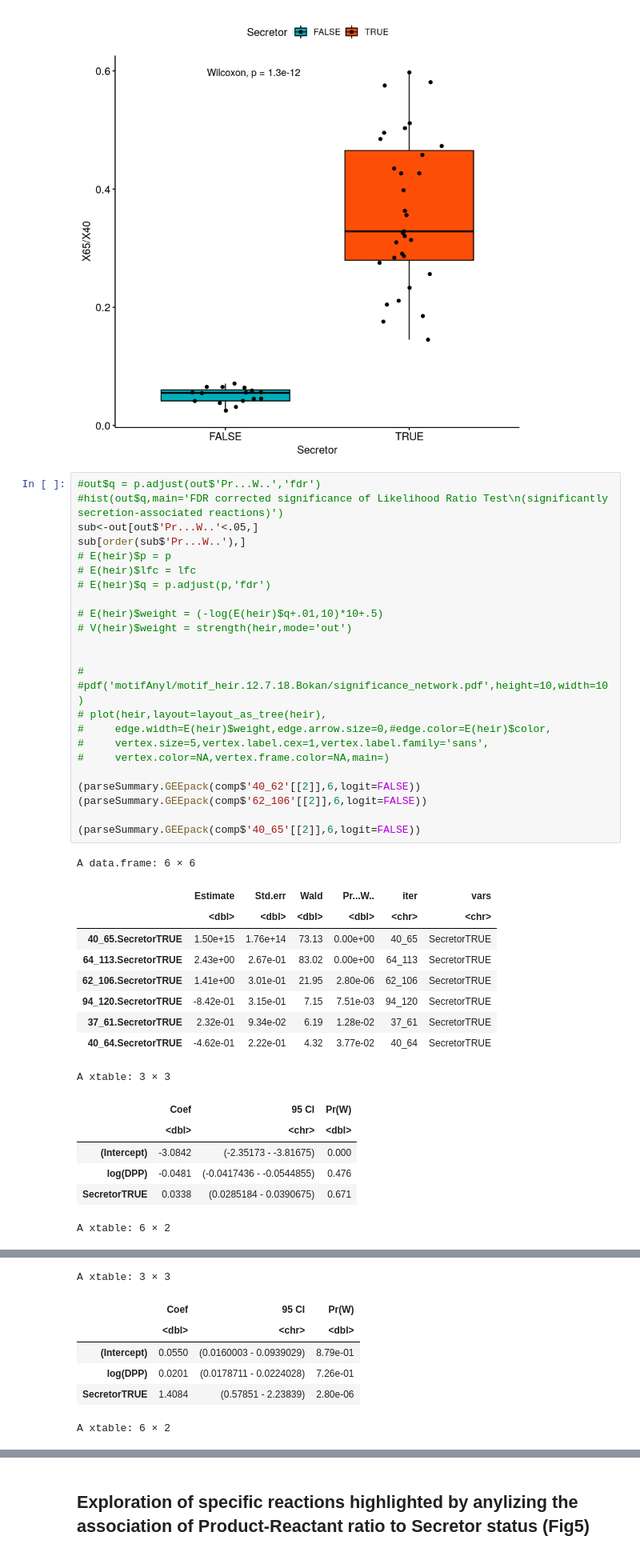
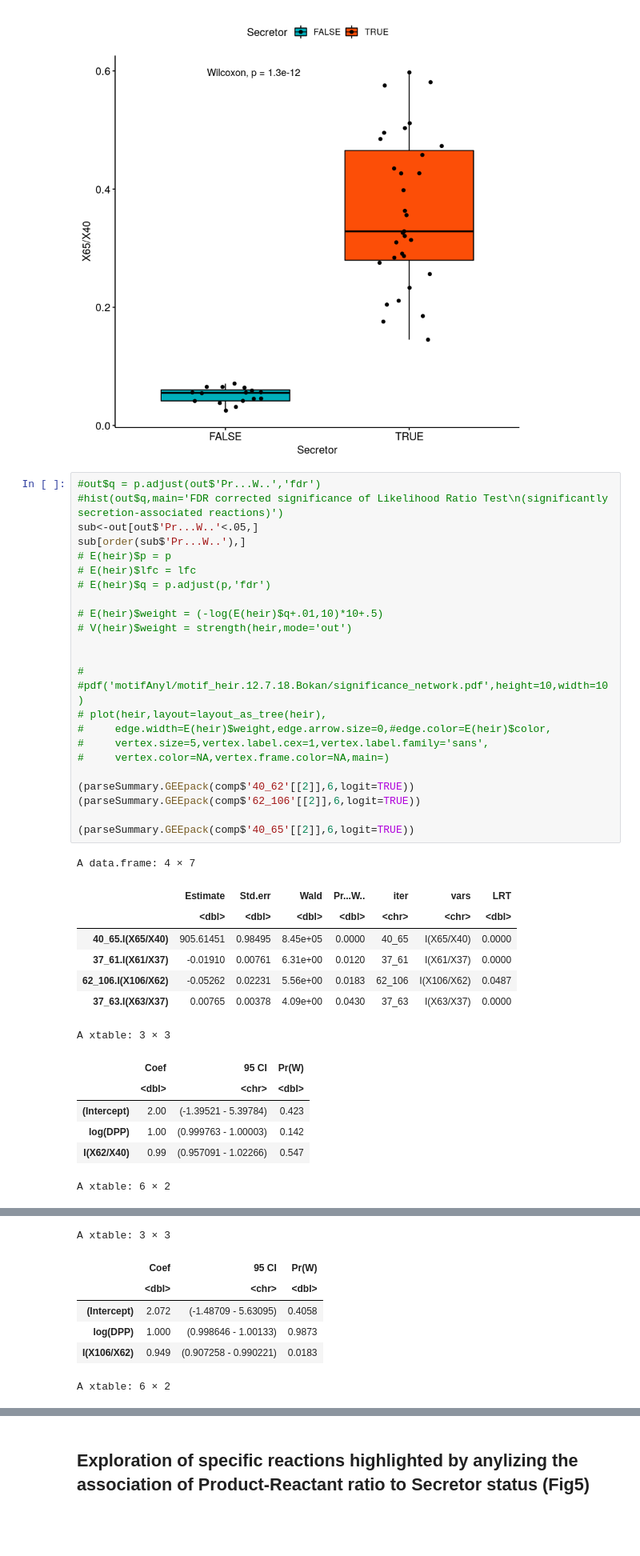
Before and after one commit to LewisLabUCSD/GlyCompare, a Jupyter notebook: example_notebook/Fig4_Fig5_hmo_stats.ipynb, the cells around one changed output, grey strips where cells are left out. Shown at 80% size. Saved outputs shown, nothing was run; the diff lists cells and outputs as text; blank space fills up the shorter version.

```diff
--- a/example_notebook/Fig4_Fig5_hmo_stats.ipynb
+++ b/example_notebook/Fig4_Fig5_hmo_stats.ipynb
@@ -610,42 +593,40 @@ mean in group FALSE  mean in group TRUE
 # %%
 #out$q = p.adjust(out$'Pr...W..','fdr')
 #hist(out$q,main='FDR corrected significance of Likelihood Ratio Test\n(significantly secretion-associated reactions)')
 sub<-out[out$'Pr...W..'<.05,]
 sub[order(sub$'Pr...W..'),]
 # E(heir)$p = p
 # E(heir)$lfc = lfc
 # E(heir)$q = p.adjust(p,'fdr')
 
 # E(heir)$weight = (-log(E(heir)$q+.01,10)*10+.5)
 # V(heir)$weight = strength(heir,mode='out')
 
 
 # #pdf('motifAnyl/motif_heir.12.7.18.Bokan/significance_network.pdf',height=10,width=10)
 # plot(heir,layout=layout_as_tree(heir),
 #     edge.width=E(heir)$weight,edge.arrow.size=0,#edge.color=E(heir)$color,
 #     vertex.size=5,vertex.label.cex=1,vertex.label.family='sans',
 #     vertex.color=NA,vertex.frame.color=NA,main=)
 
-(parseSummary.GEEpack(comp$'40_62'[[2]],6,logit=FALSE))
-(parseSummary.GEEpack(comp$'62_106'[[2]],6,logit=FALSE))
+(parseSummary.GEEpack(comp$'40_62'[[2]],6,logit=TRUE))
+(parseSummary.GEEpack(comp$'62_106'[[2]],6,logit=TRUE))
 
-(parseSummary.GEEpack(comp$'40_65'[[2]],6,logit=FALSE))
+(parseSummary.GEEpack(comp$'40_65'[[2]],6,logit=TRUE))
 # %% [output]
-A data.frame: 6 × 6
+A data.frame: 4 × 7
-|  | Estimate | Std.err | Wald | Pr...W.. | iter | vars |
-|  | <dbl> | <dbl> | <dbl> | <dbl> | <chr> | <chr> |
-| 40_65.SecretorTRUE | 1.50e+15 | 1.76e+14 | 73.13 | 0.00e+00 | 40_65 | SecretorTRUE |
-| 64_113.SecretorTRUE | 2.43e+00 | 2.67e-01 | 83.02 | 0.00e+00 | 64_113 | SecretorTRUE |
-| 62_106.SecretorTRUE | 1.41e+00 | 3.01e-01 | 21.95 | 2.80e-06 | 62_106 | SecretorTRUE |
-| 94_120.SecretorTRUE | -8.42e-01 | 3.15e-01 | 7.15 | 7.51e-03 | 94_120 | SecretorTRUE |
-| 37_61.SecretorTRUE | 2.32e-01 | 9.34e-02 | 6.19 | 1.28e-02 | 37_61 | SecretorTRUE |
-| 40_64.SecretorTRUE | -4.62e-01 | 2.22e-01 | 4.32 | 3.77e-02 | 40_64 | SecretorTRUE |
+|  | Estimate | Std.err | Wald | Pr...W.. | iter | vars | LRT |
+|  | <dbl> | <dbl> | <dbl> | <dbl> | <chr> | <chr> | <dbl> |
+| 40_65.I(X65/X40) | 905.61451 | 0.98495 | 8.45e+05 | 0.0000 | 40_65 | I(X65/X40) | 0.0000 |
+| 37_61.I(X61/X37) | -0.01910 | 0.00761 | 6.31e+00 | 0.0120 | 37_61 | I(X61/X37) | 0.0000 |
+| 62_106.I(X106/X62) | -0.05262 | 0.02231 | 5.56e+00 | 0.0183 | 62_106 | I(X106/X62) | 0.0487 |
+| 37_63.I(X63/X37) | 0.00765 | 0.00378 | 4.09e+00 | 0.0430 | 37_63 | I(X63/X37) | 0.0000 |
 A xtable: 3 × 3
 |  | Coef | 95 CI | Pr(W) |
 |  | <dbl> | <chr> | <dbl> |
-| (Intercept) | -3.0842 | (-2.35173 - -3.81675) | 0.000 |
-| log(DPP) | -0.0481 | (-0.0417436 - -0.0544855) | 0.476 |
-| SecretorTRUE | 0.0338 | (0.0285184 - 0.0390675) | 0.671 |
+| (Intercept) | 2.00 | (-1.39521 - 5.39784) | 0.423 |
+| log(DPP) | 1.00 | (0.999763 - 1.00003) | 0.142 |
+| I(X62/X40) | 0.99 | (0.957091 - 1.02266) | 0.547 |
 A xtable: 6 × 2
 | stat | value |
 | <fct> | <dbl> |
@@ -658,9 +639,9 @@ A xtable: 6 × 2
 A xtable: 3 × 3
 |  | Coef | 95 CI | Pr(W) |
 |  | <dbl> | <chr> | <dbl> |
-| (Intercept) | 0.0550 | (0.0160003 - 0.0939029) | 8.79e-01 |
-| log(DPP) | 0.0201 | (0.0178711 - 0.0224028) | 7.26e-01 |
-| SecretorTRUE | 1.4084 | (0.57851 - 2.23839) | 2.80e-06 |
+| (Intercept) | 2.072 | (-1.48709 - 5.63095) | 0.4058 |
+| log(DPP) | 1.000 | (0.998646 - 1.00133) | 0.9873 |
+| I(X106/X62) | 0.949 | (0.907258 - 0.990221) | 0.0183 |
 A xtable: 6 × 2
 | stat | value |
 | <fct> | <dbl> |
```
Also changed, not shown: parts of 3 cells of this notebook.
